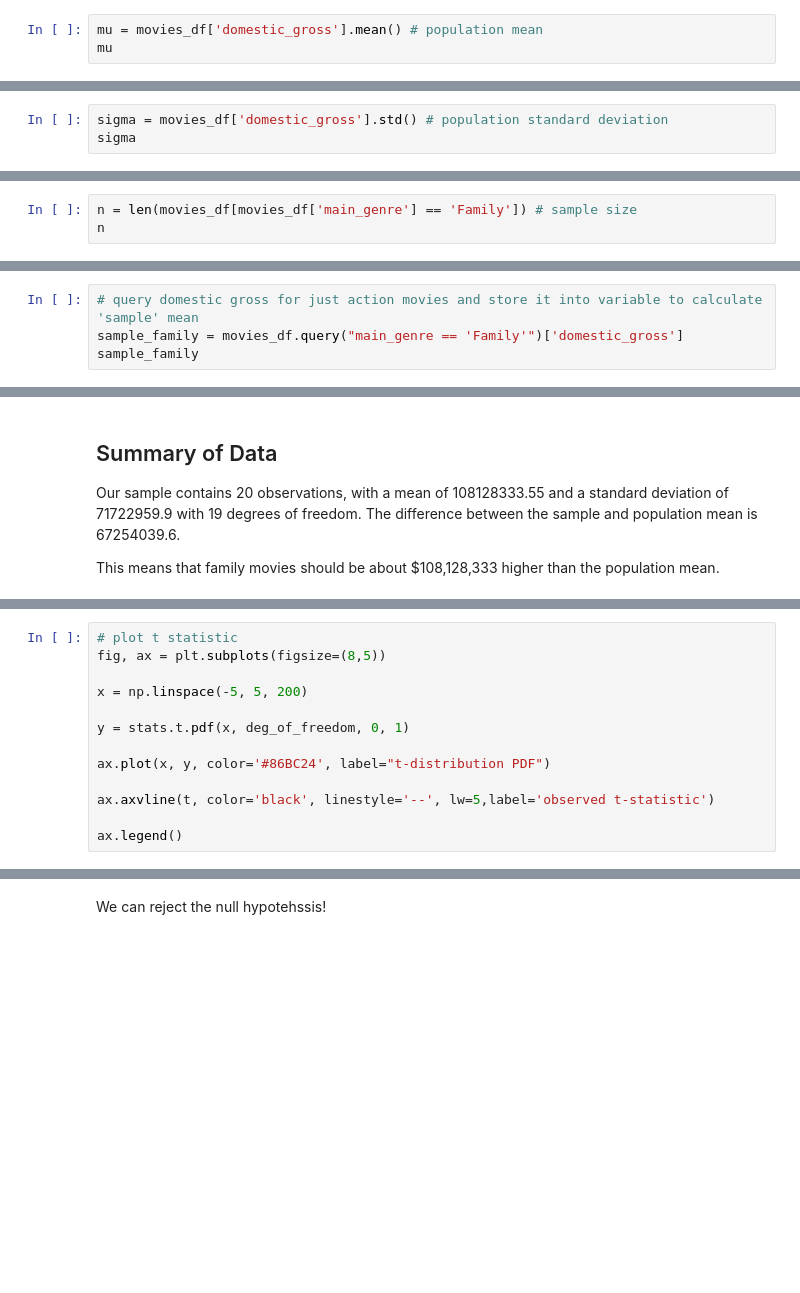
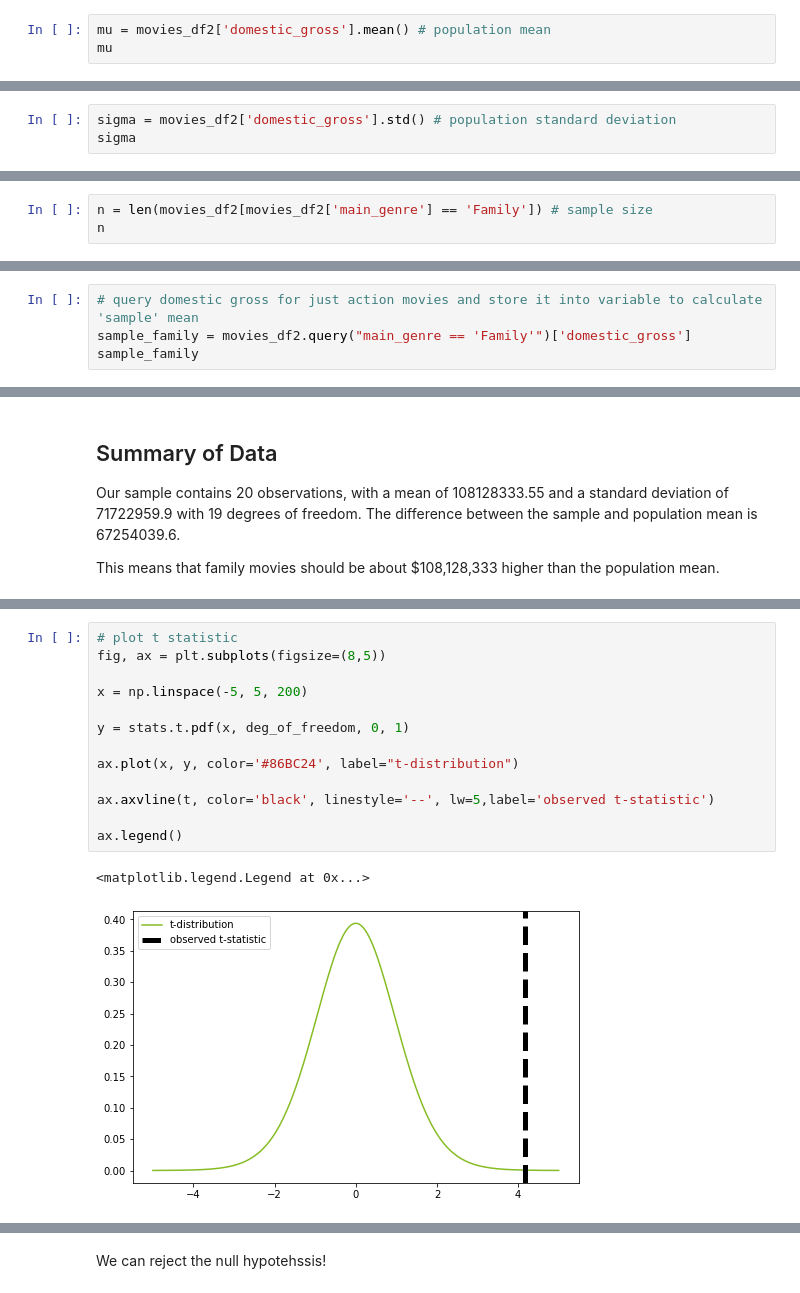
Before and after one commit to harte3/Flatiron-Capstone-Group-2, a Jupyter notebook: Final Notebook.ipynb, the cells around one changed output, grey strips where cells are left out. Cells and saved outputs as stored; diff of their text form; blank space fills up the shorter version.

```diff
--- a/Final Notebook.ipynb
+++ b/Final Notebook.ipynb
@@ -1089,6 +1113,6 @@ a
 # %% [output]
 0.05
 # %%
-mu = movies_df['domestic_gross'].mean() # population mean
+mu = movies_df2['domestic_gross'].mean() # population mean
 mu
 # %% [output]
@@ -1096,4 +1120,4 @@ mu
 # %%
-sigma = movies_df['domestic_gross'].std() # population standard deviation
+sigma = movies_df2['domestic_gross'].std() # population standard deviation
 sigma
 # %% [output]
@@ -1101,4 +1125,4 @@ sigma
 # %%
-n = len(movies_df[movies_df['main_genre'] == 'Family']) # sample size
+n = len(movies_df2[movies_df2['main_genre'] == 'Family']) # sample size
 n
 # %% [output]
@@ -1106,5 +1150,5 @@ n
 # %%
 # query domestic gross for just action movies and store it into variable to calculate 'sample' mean
-sample_family = movies_df.query("main_genre == 'Family'")['domestic_gross']
+sample_family = movies_df2.query("main_genre == 'Family'")['domestic_gross']
 sample_family
 # %% [output]
@@ -1156,16 +1200,19 @@ t
 # %%
 # plot t statistic
 fig, ax = plt.subplots(figsize=(8,5))
 
 x = np.linspace(-5, 5, 200)
 
 y = stats.t.pdf(x, deg_of_freedom, 0, 1)
 
-ax.plot(x, y, color='#86BC24', label="t-distribution PDF")
+ax.plot(x, y, color='#86BC24', label="t-distribution")
 
 ax.axvline(t, color='black', linestyle='--', lw=5,label='observed t-statistic')
 
 ax.legend()
+# %% [output]
+<matplotlib.legend.Legend at 0x...>
+[figure, added]
 # %%
 # find critical value
 t_crit = stats.t.ppf(1 - 0.05, df=19)
```
Also changed, not shown: parts of 34 cells of this notebook.
